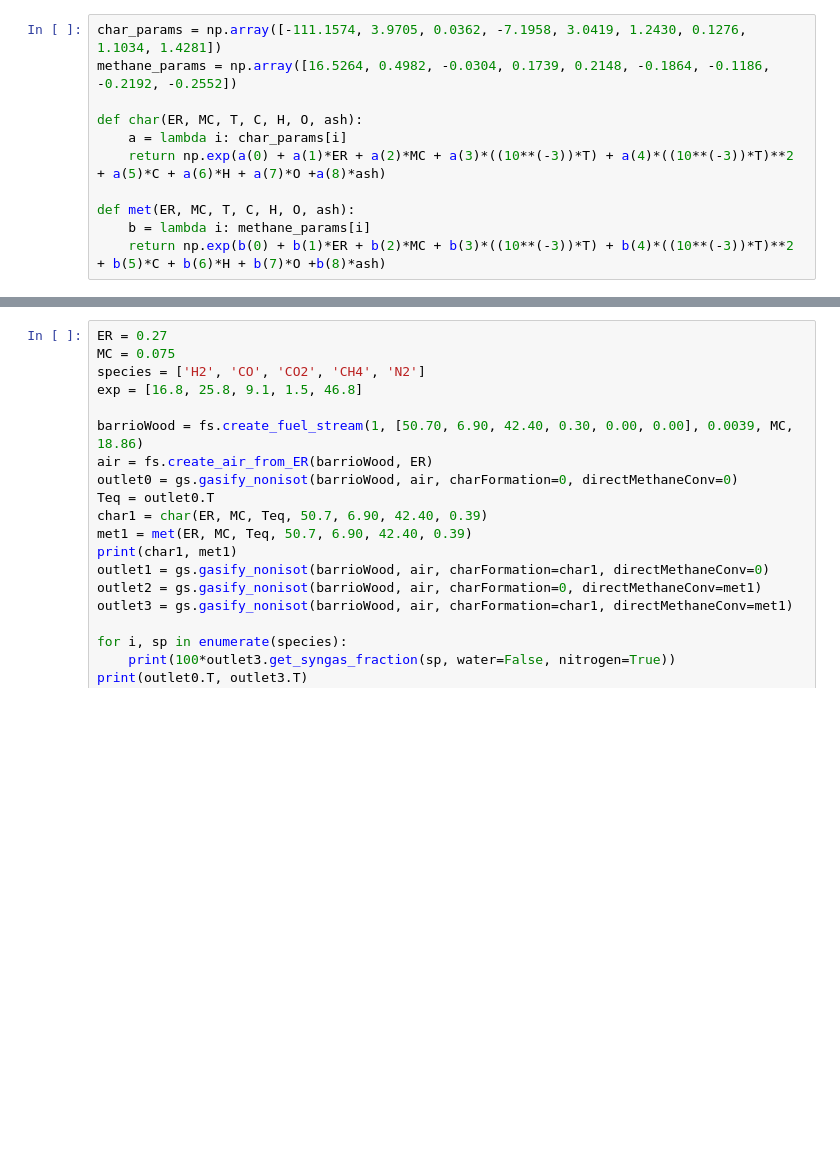
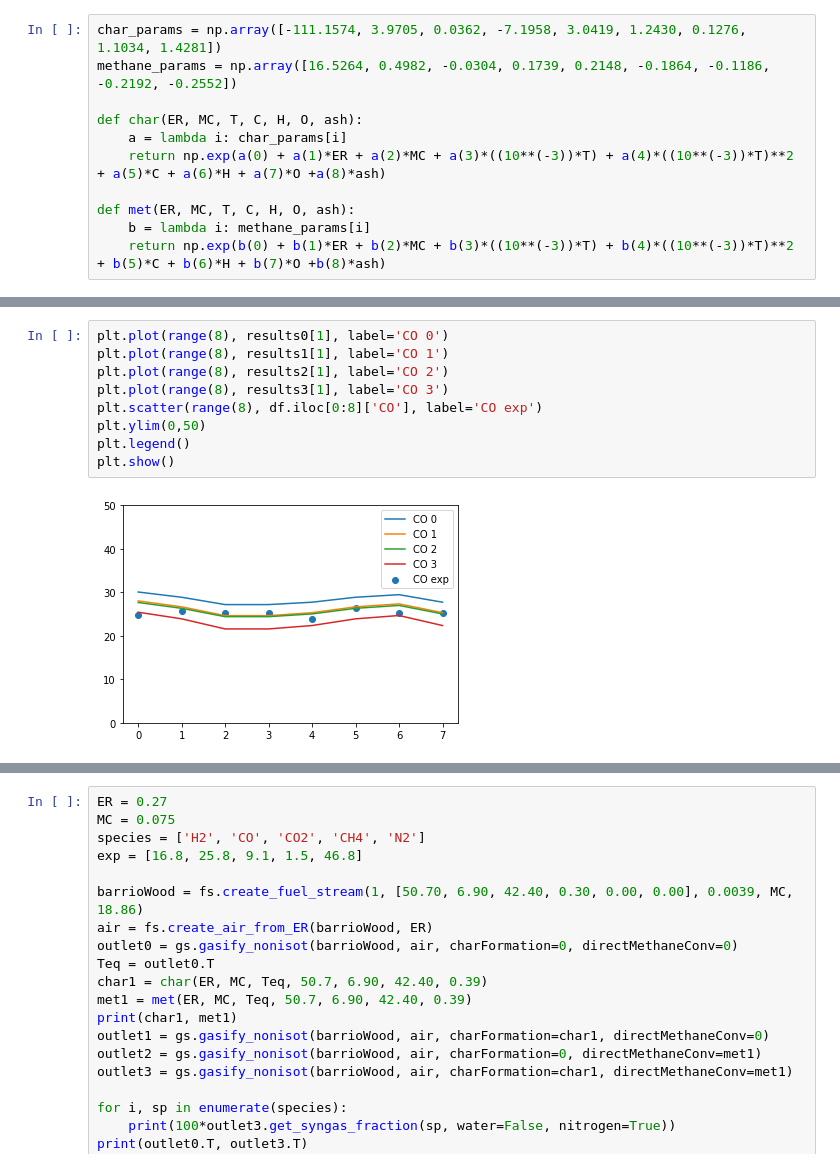
Before and after one commit to jubaldi/gasification, a Jupyter notebook: aydin.ipynb, the cells around one changed output, grey strips where cells are left out. Cells and saved outputs as stored; diff of their text form; blank space fills up the shorter version.

```diff
--- a/aydin.ipynb
+++ b/aydin.ipynb
@@ -23,0 +69,11 @@ def met(ER, MC, T, C, H, O, ash):
+# %%
+plt.plot(range(8), results0[1], label='CO 0')
+plt.plot(range(8), results1[1], label='CO 1')
+plt.plot(range(8), results2[1], label='CO 2')
+plt.plot(range(8), results3[1], label='CO 3')
+plt.scatter(range(8), df.iloc[0:8]['CO'], label='CO exp')
+plt.ylim(0,50)
+plt.legend()
+plt.show()
+# %% [output]
+[figure, added]
```
Also changed, not shown: parts of 8 cells of this notebook, 2 other files.
